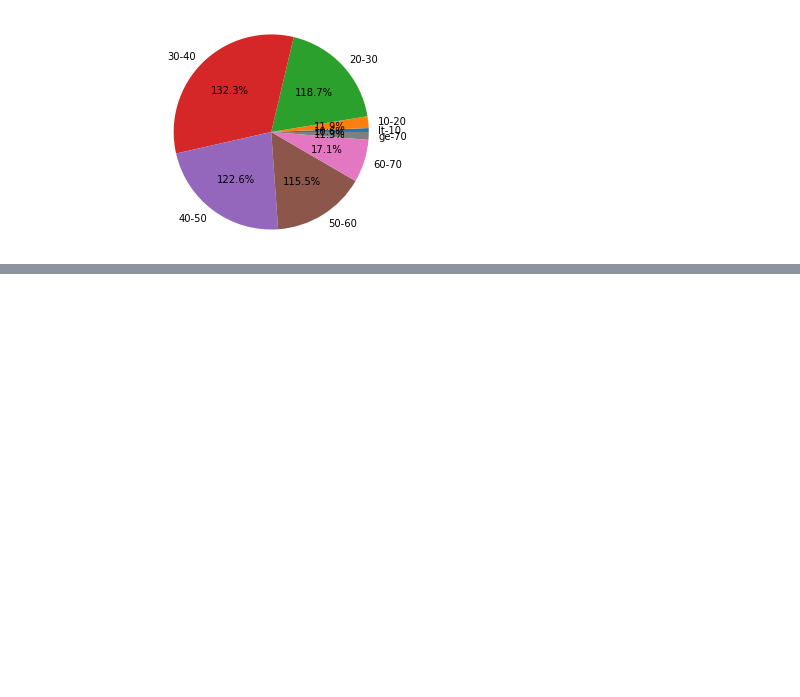
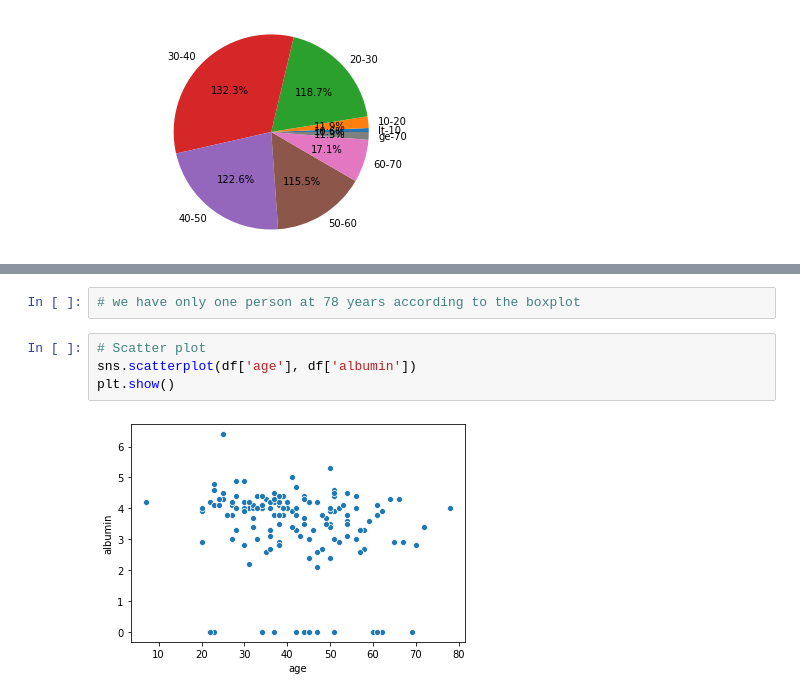
Before and after one commit to code-JOA/Predicting_Hepatitis_Mortality_Rate, a Jupyter notebook: Hepatitis_Mortality_Prediction.ipynb, the cells around one changed output, grey strips where cells are left out. Drawn from its saved outputs; the diff is of its cells as text; blank space fills up the shorter version.

```diff
--- a/Hepatitis_Mortality_Prediction.ipynb
+++ b/Hepatitis_Mortality_Prediction.ipynb
@@ -328,0 +351,8 @@ plt.show()
+# %%
+# we have only one person at 78 years according to the boxplot
+# %%
+# Scatter plot
+sns.scatterplot(df['age'], df['albumin'])
+plt.show()
+# %% [output]
+[figure, added]
```
Also changed, not shown: parts of 24 cells of this notebook.
